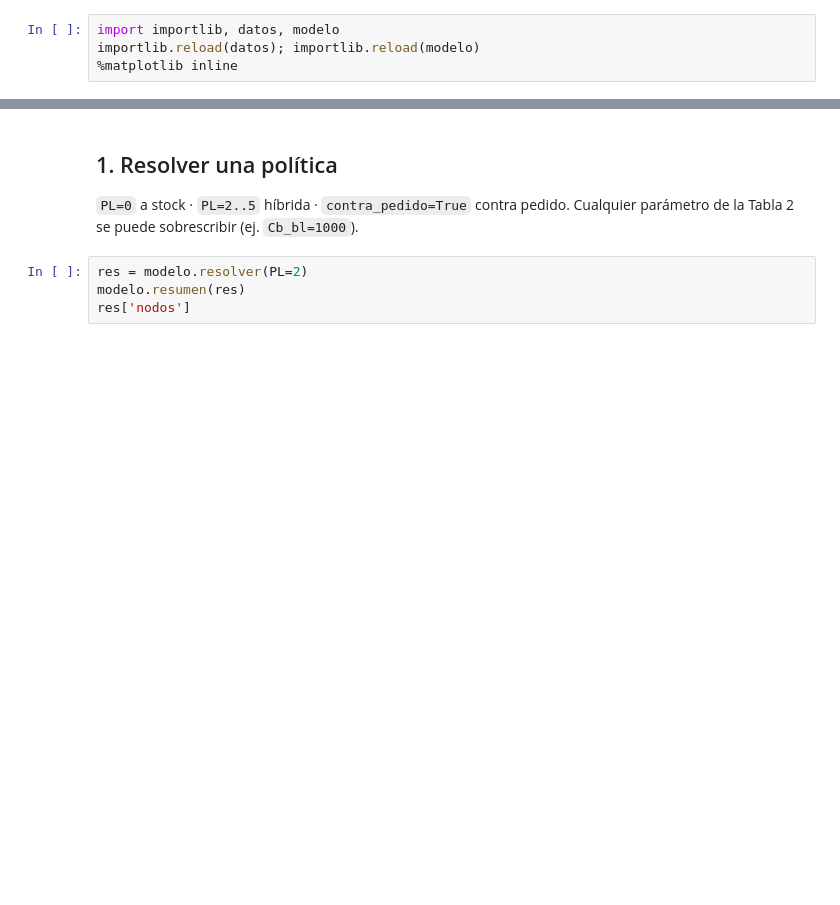
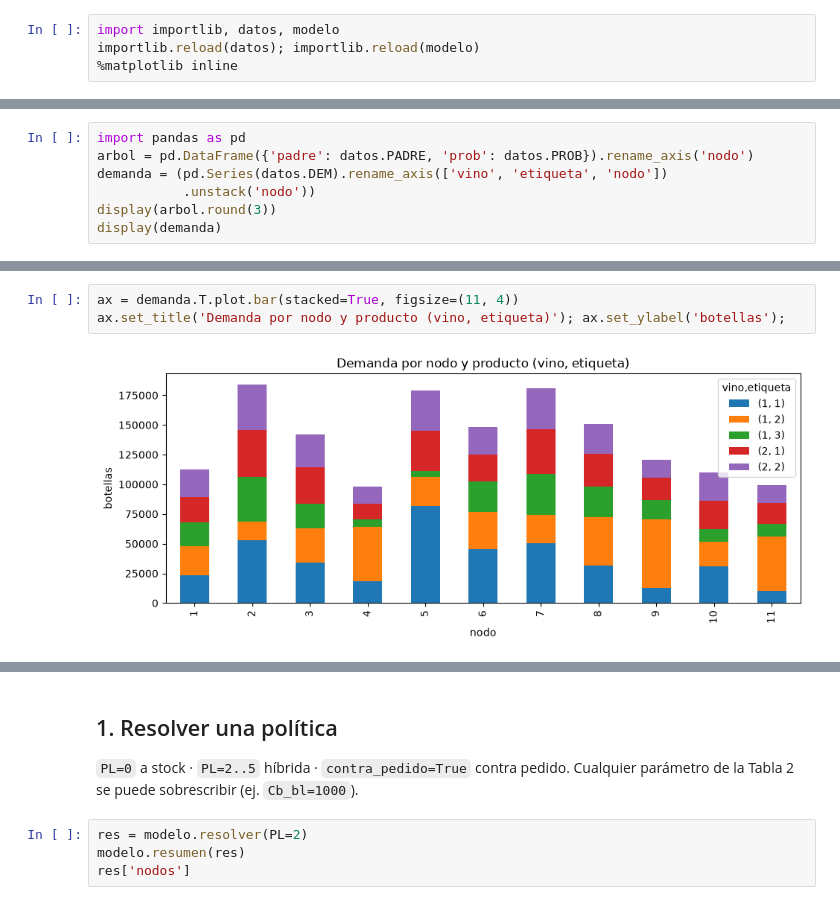
Before and after one commit to vcontreras2/proyecto_capstone, a Jupyter notebook: visualizacion.ipynb, the cells around one changed output, grey strips where cells are left out. Cells and saved outputs as stored; diff of their text form; blank space fills up the shorter version.

Commit message:
Arreglo visualización

```diff
--- a/visualizacion.ipynb
+++ b/visualizacion.ipynb
@@ -10,0 +14,7 @@ importlib.reload(datos); importlib.reload(modelo)
+# %%
+import pandas as pd
+arbol = pd.DataFrame({'padre': datos.PADRE, 'prob': datos.PROB}).rename_axis('nodo')
+demanda = (pd.Series(datos.DEM).rename_axis(['vino', 'etiqueta', 'nodo'])
+           .unstack('nodo'))
+display(arbol.round(3))
+display(demanda)
@@ -10,0 +42,5 @@ importlib.reload(datos); importlib.reload(modelo)
+# %%
+ax = demanda.T.plot.bar(stacked=True, figsize=(11, 4))
+ax.set_title('Demanda por nodo y producto (vino, etiqueta)'); ax.set_ylabel('botellas');
+# %% [output]
+[figure, added]
```
Also changed, not shown: parts of 4 cells of this notebook.
